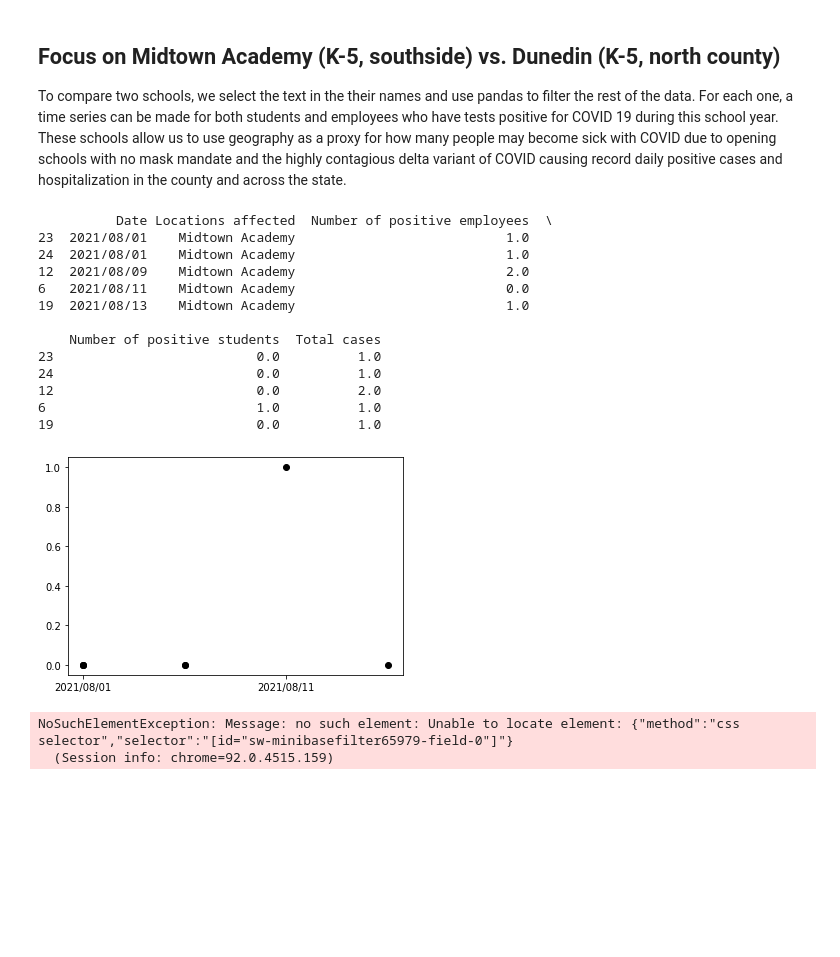
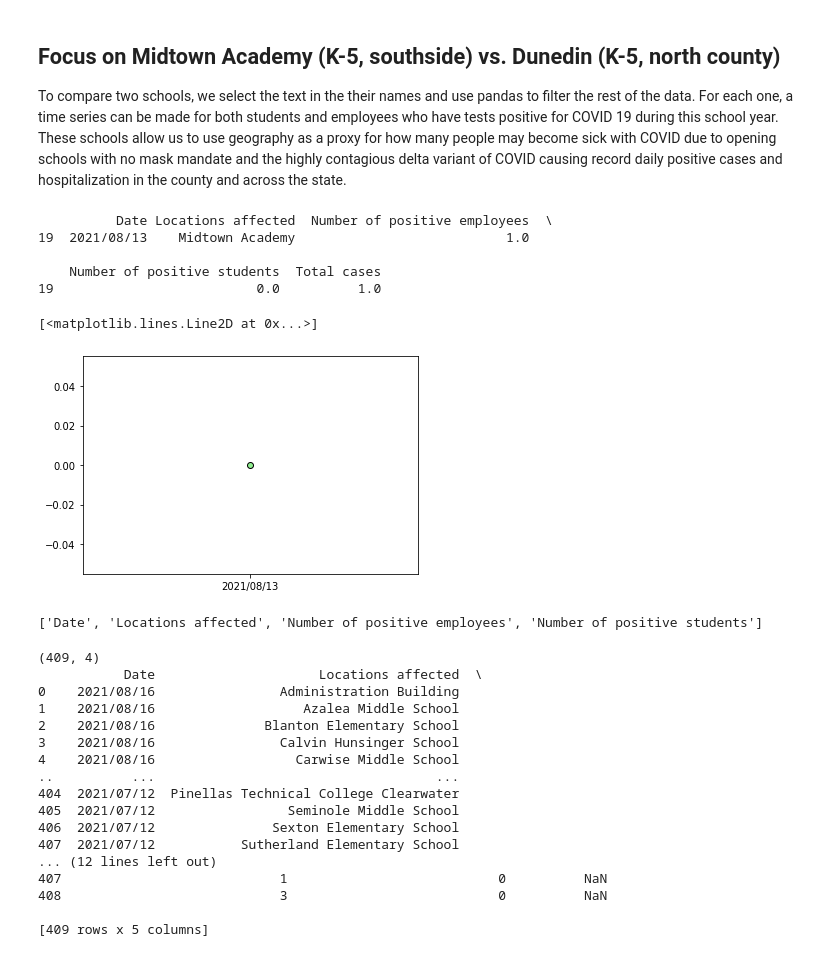
Before and after one commit to Rosenheim-Lab/PCS_COVID, a Jupyter notebook: dashboard_scrape.ipynb, the cells around one changed output. Drawn from its saved outputs; the diff is of its cells as text; code cells hidden in the pictures; blank space fills up the shorter version.

Commit message:
Dump data from 8/17/2021, make some plots.

```diff
--- a/dashboard_scrape.ipynb
+++ b/dashboard_scrape.ipynb
@@ -93,9 +79,21 @@ data_dump_20210817.csv
 # %%
+#Mask for cases since the beginning of the school year, 8/11/2021
+school_year_mask = data_df['Date']>='2021/08/11'
+data_df = data_df.loc[school_year_mask]
+
 #Add column for total cases, calculate grand total.
 data_df['Total cases'] = data_df['Number of positive employees'] + data_df['Number of positive students']
 print(data_df.shape)
 print('Total cases in district = ' + str(sum(data_df['Total cases'].dropna())))
 print('Total covid+ student cases in district = ' + str(sum(data_df['Number of positive students'].dropna())))
 print('Total covid+ employees cases in district = ' + str(sum(data_df['Number of positive employees'].dropna())))
-print(data_df.groupby('Date').sum().sort_values(by='Date', ascending=True))
+cases_by_date = data_df.groupby('Date').sum().sort_values(by='Date', ascending=True)
+print(cases_by_date)
+fig, ax = plt.subplots()
+ax.plot(cases_by_date.index, cases_by_date['Number of positive employees'], color='lightgreen', mec='k', marker='o', markersize=10)
+ax.plot(cases_by_date.index, cases_by_date['Number of positive students'], color='lightblue', mec='k', marker='^', markersize=10)
+ax.title.set_text("Total daily +COVID reports - Pinellas County Schools")
+ax.set_ylabel('# of positive cases reported each day')
+plt.xticks(rotation='vertical')
+ax.legend(['Employees', 'Students'])
 # %% [output]
@@ -141,0 +121,6 @@ Date
+# %%
+#Cumulative sums
+data_df['Cumulative Sum Students'] = data_df.groupby(by='Locations affected')['Number of positive students'].cumsum()
+print(data_df.loc[data_df['Locations affected'] =='Dunedin High School'])
+fig, ax = plt.subplots()
+#ax.plot(data_df['Date'].loc[['Locations affected']=='Dunedin High School'], data_df['Date'].loc[['Cumulative Sum Students']='Dunedin High School'])
@@ -144,60 +140,56 @@ Date
 
 To compare two schools, we select the text in the their names and use pandas to filter the rest of the data. For each one, a time series can be made for both students and employees who have tests positive for COVID 19 during this school year. These schools allow us to use geography as a proxy for how many people may become sick with COVID due to opening schools with no mask mandate and the highly contagious delta variant of COVID causing record daily positive cases and hospitalization in the county and across the state.
 # %%
-import numpy as np
-
 #Use the following two lines to pick data from a single school:
 text_in_school1_name = 'Midtown'
 school1_df = data_df[data_df['Locations affected'].astype(str).str.contains(text_in_school1_name)].sort_values(by='Date', ascending=True)
 print(school1_df)
 
 text_in_school2_name = 'Dunedin Elementary'
 school2_df = data_df[data_df['Locations affected'].astype(str).str.contains(text_in_school2_name)].sort_values(by='Date', ascending=True)
 
 _, ax = plt.subplots(nrows=1, ncols=1)
 ax.plot(
     (school2_df['Date']),
     school2_df['Number of positive students'],
-    color='k',
+    color='yellow',
+    mec='k',
     marker='o',
     linestyle=" "
 )
 ax.plot(
     (school1_df['Date']),
     school1_df['Number of positive students'],
-    color='k',
+    color='lightgreen',
+    mec='k',
     marker='o',
     linestyle=" "
 )
 
-# Major ticks every 1 week.
-fmt_weekly = mdates.DayLocator(interval=2)
-ax.xaxis.set_major_locator(fmt_weekly)
+
+#fmt_weekly = mdates.DayLocator(interval=2)
+#ax.xaxis.set_major_locator(fmt_weekly)
 #ax.xaxis.set_major_locator(mdates.YearLocator())
 #ax.xaxis.set_major_formatter(mdates.DateFormatter('%b\n%Y'))
 # %% [output]
           Date Locations affected  Number of positive employees  \
-23  2021/08/01    Midtown Academy                           1.0
-24  2021/08/01    Midtown Academy                           1.0
-12  2021/08/09    Midtown Academy                           2.0
-6   2021/08/11    Midtown Academy                           0.0
 19  2021/08/13    Midtown Academy                           1.0
 
     Number of positive students  Total cases
-23                          0.0          1.0
-24                          0.0          1.0
-12                          0.0          2.0
-6                           1.0          1.0
 19                          0.0          1.0
+[<matplotlib.lines.Line2D at 0x...>]
-[figure, old version]
+[figure, new version]
 # %%
+#Condensed code with exception handling from Dahomey Kadera:
+#Runs a bit slower than the PCS_COVID_ScraPy package, perhaps more dependable though.
+
 from selenium import webdriver
 import time
 from  bs4 import BeautifulSoup
 import pandas as pd
 
-driver = webdriver.Chrome("C:/webdrivers/chromedriver.exe")
-driver.get("C:/webdrivers/chromedriver.exe")
+driver = webdriver.Chrome(driver_path)
+driver.get(URL)
 driver.maximize_window()
 
 time.sleep(1)
@@ -264,5 +256,24 @@ for i in range(2,100):
 print(column_names)
 df.to_csv("cov_dat_Dahomey_20210817.csv")
 # %% [output]
-NoSuchElementException: Message: no such element: Unable to locate element: {"method":"css selector","selector":"[id="sw-minibasefilter65979-field-0"]"}
-  (Session info: chrome=92.0.4515.159)
+['Date', 'Locations affected', 'Number of positive employees', 'Number of positive students']
+# %%
+print(df.shape)
+# %% [output]
+(409, 4)
+           Date                     Locations affected  \
+0    2021/08/16                Administration Building
+1    2021/08/16                   Azalea Middle School
+2    2021/08/16              Blanton Elementary School
+3    2021/08/16                Calvin Hunsinger School
+4    2021/08/16                  Carwise Middle School
+..          ...                                    ...
+404  2021/07/12  Pinellas Technical College Clearwater
+405  2021/07/12                 Seminole Middle School
+406  2021/07/12               Sexton Elementary School
+407  2021/07/12           Sutherland Elementary School
+... (12 lines left out)
+407                            1                           0          NaN
+408                            3                           0          NaN
+
+[409 rows x 5 columns]
```
Also changed, not shown: parts of 6 cells of this notebook, 2 other files.
